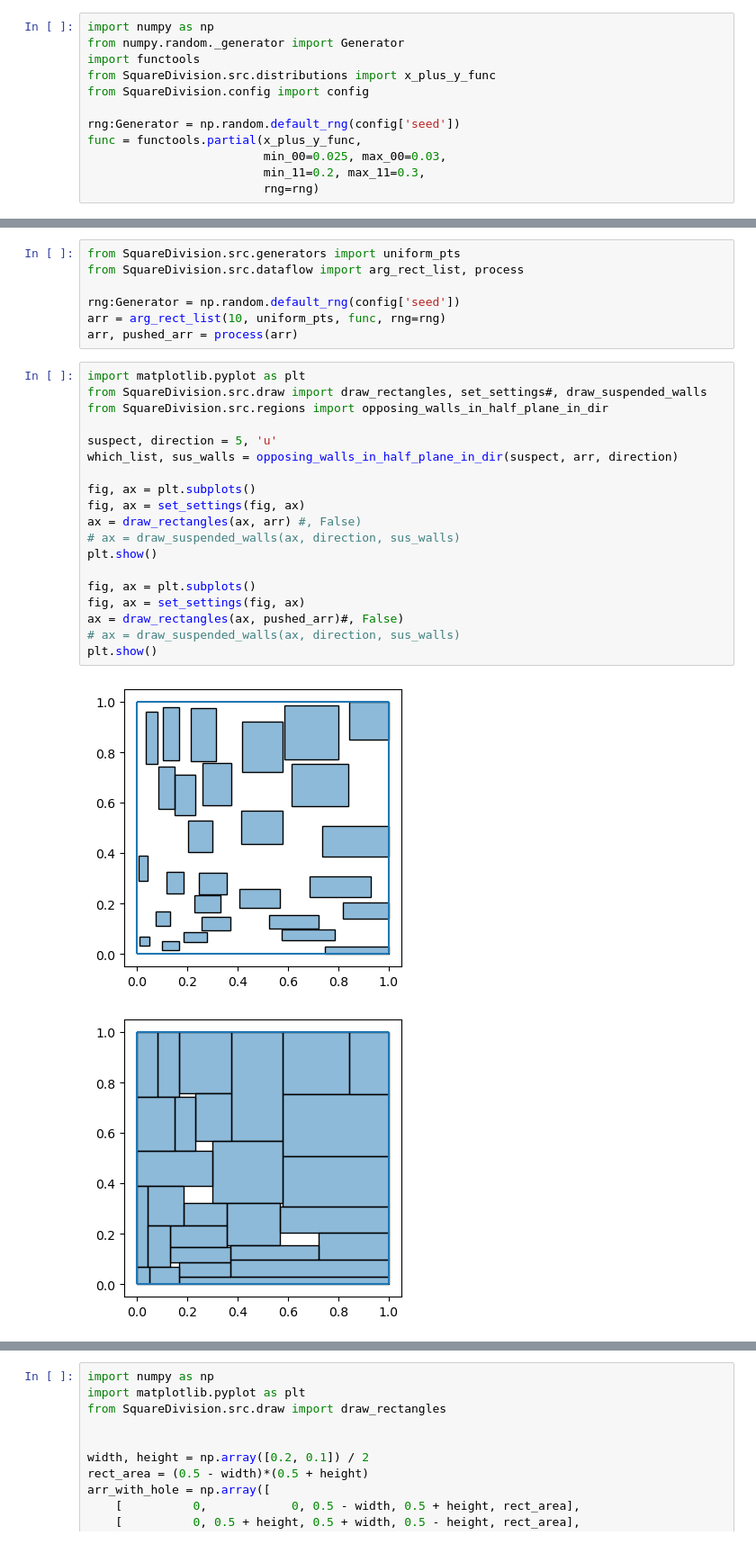
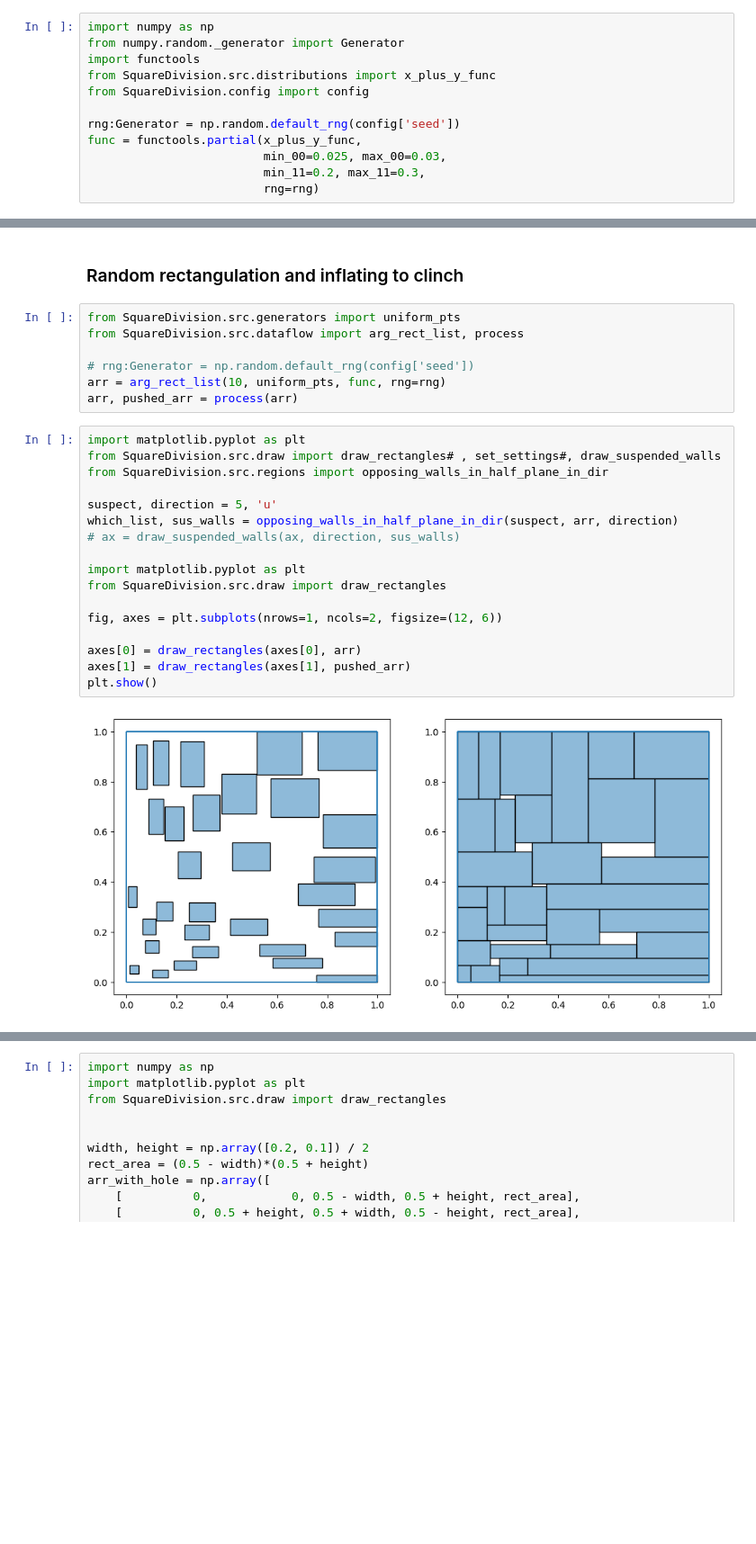
Before and after one commit to Polatucha16/SquareDivision, a Jupyter notebook: square_division_example.ipynb, the cells around one changed output, grey strips where cells are left out. Shown at 90% size. Drawn from its saved outputs; the diff is of its cells as text; blank space fills up the shorter version.

```diff
--- a/square_division_example.ipynb
+++ b/square_division_example.ipynb
@@ -17,29 +15,28 @@ func = functools.partial(x_plus_y_func,
+# %% [markdown]
+### Random rectangulation and inflating to clinch
 # %%
 from SquareDivision.src.generators import uniform_pts
 from SquareDivision.src.dataflow import arg_rect_list, process
 
-rng:Generator = np.random.default_rng(config['seed'])
+# rng:Generator = np.random.default_rng(config['seed'])
 arr = arg_rect_list(10, uniform_pts, func, rng=rng)
 arr, pushed_arr = process(arr)
 # %%
 import matplotlib.pyplot as plt
-from SquareDivision.src.draw import draw_rectangles, set_settings#, draw_suspended_walls
+from SquareDivision.src.draw import draw_rectangles# , set_settings#, draw_suspended_walls
 from SquareDivision.src.regions import opposing_walls_in_half_plane_in_dir
 
 suspect, direction = 5, 'u'
 which_list, sus_walls = opposing_walls_in_half_plane_in_dir(suspect, arr, direction)
+# ax = draw_suspended_walls(ax, direction, sus_walls)
 
-fig, ax = plt.subplots()
-fig, ax = set_settings(fig, ax)
-ax = draw_rectangles(ax, arr) #, False)
-# ax = draw_suspended_walls(ax, direction, sus_walls)
+import matplotlib.pyplot as plt
+from SquareDivision.src.draw import draw_rectangles
+
+fig, axes = plt.subplots(nrows=1, ncols=2, figsize=(12, 6))
+
+axes[0] = draw_rectangles(axes[0], arr)
+axes[1] = draw_rectangles(axes[1], pushed_arr)
 plt.show()
-
-fig, ax = plt.subplots()
-fig, ax = set_settings(fig, ax)
-ax = draw_rectangles(ax, pushed_arr)#, False)
-# ax = draw_suspended_walls(ax, direction, sus_walls)
-plt.show()
 # %% [output]
-[figure, old version]
+[figure, new version]
-[figure, removed]
```
Also changed, not shown: parts of 4 cells of this notebook.
